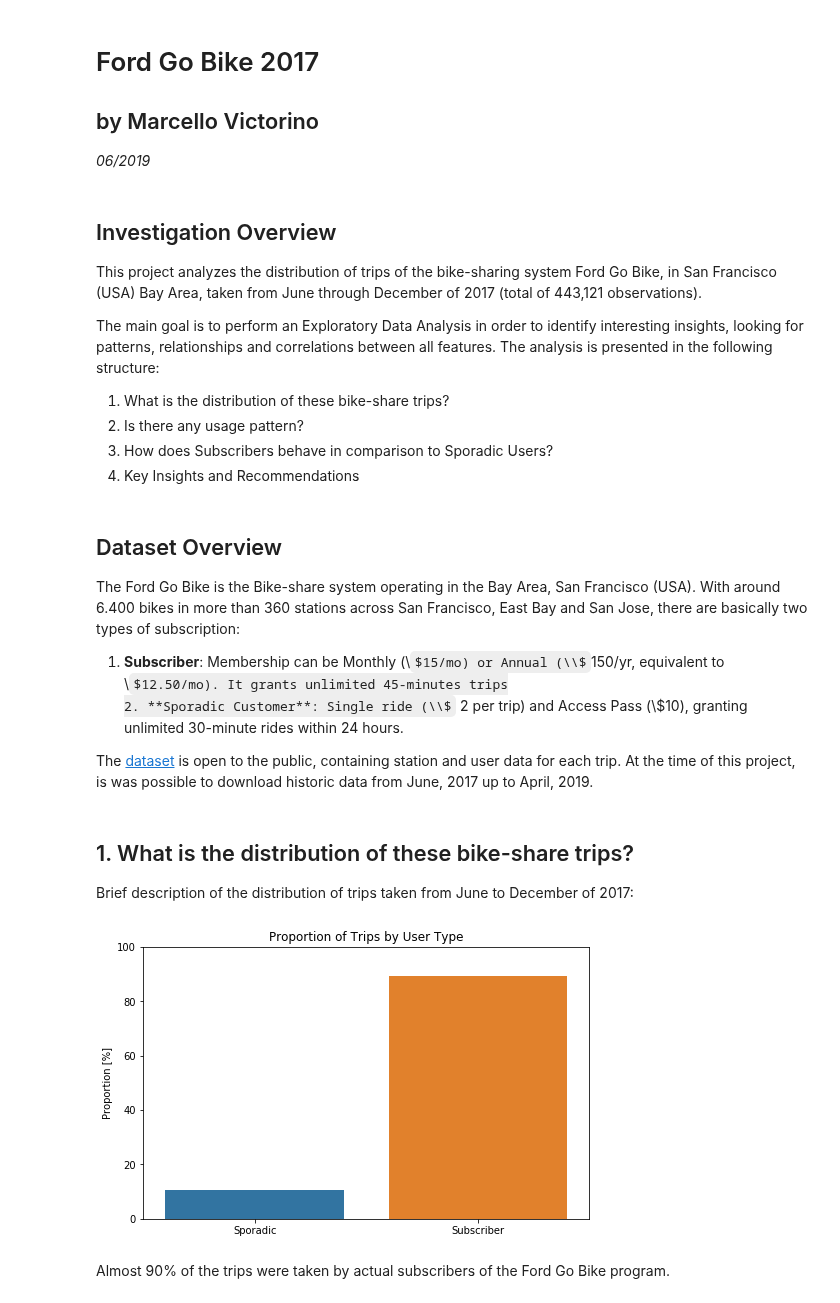
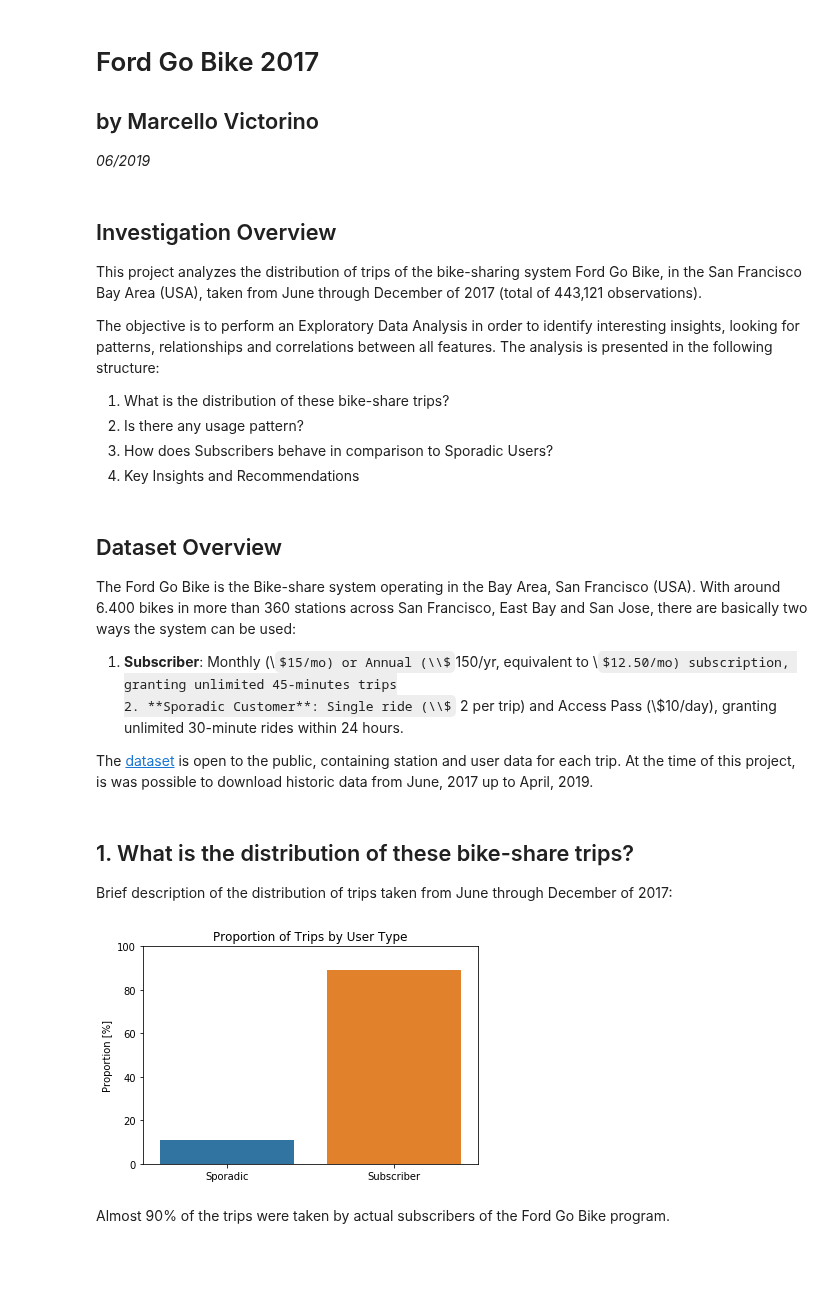
Before and after one commit to marcellovictorino/DAND_5_DataViz, a Jupyter notebook: 2_Project_ FordGoBike/2_Presentation.ipynb, the cells around one changed output. Cells and saved outputs as stored; diff of their text form; code cells hidden in the pictures; some formulas as TeX source; blank space fills up the shorter version.

```diff
--- a/2_Project_ FordGoBike/2_Presentation.ipynb
+++ b/2_Project_ FordGoBike/2_Presentation.ipynb
@@ -5,9 +5,9 @@
 # %% [markdown]
 ## Investigation Overview
 
-This project analyzes the distribution of trips of the bike-sharing system Ford Go Bike, in San Francisco (USA) Bay Area, taken from June through December of 2017 (total of 443,121 observations).
+This project analyzes the distribution of trips of the bike-sharing system Ford Go Bike, in the San Francisco Bay Area (USA), taken from June through December of 2017 (total of 443,121 observations).
 
-The main goal is to perform an Exploratory Data Analysis in order to identify interesting insights, looking for patterns, relationships and correlations between all features.
+The objective is to perform an Exploratory Data Analysis in order to identify interesting insights, looking for patterns, relationships and correlations between all features.
 The analysis is presented in the following structure:
 1. What is the distribution of these bike-share trips?
 2. Is there any usage pattern?
@@ -16,10 +16,10 @@ The analysis is presented in the following structure:
 # %% [markdown]
 ## Dataset Overview
 
-The Ford Go Bike is the Bike-share system operating in the Bay Area, San Francisco (USA). With around 6.400 bikes in more than 360 stations across San Francisco, East Bay and San Jose, there are basically two types of subscription:
+The Ford Go Bike is the Bike-share system operating in the Bay Area, San Francisco (USA). With around 6.400 bikes in more than 360 stations across San Francisco, East Bay and San Jose, there are basically two ways the system can be used:
 
-1. **Subscriber**: Membership can be Monthly (\\$15/mo) or Annual (\\$150/yr, equivalent to \\$12.50/mo). It grants unlimited 45-minutes trips
-2. **Sporadic Customer**: Single ride (\\$2 per trip) and Access Pass (\\$10), granting unlimited 30-minute rides within 24 hours.
+1. **Subscriber**: Monthly (\\$15/mo) or Annual (\\$150/yr, equivalent to \\$12.50/mo) subscription, granting unlimited 45-minutes trips
+2. **Sporadic Customer**: Single ride (\\$2 per trip) and Access Pass (\\$10/day), granting unlimited 30-minute rides within 24 hours.
 
 The [dataset](<https://www.fordgobike.com/system-data>) is open to the public, containing station and user data for each trip. At the time of this project, is was possible to download historic data from June, 2017 up to April, 2019.
 # %%
@@ -41,17 +41,16 @@ df['weekend'] = np.where(df.weekday >= 5,1,0)
 # %% [markdown]
 ## 1. What is the distribution of these bike-share trips?
 
-Brief description of the distribution of trips taken from June to December of 2017:
+Brief description of the distribution of trips taken from June through December of 2017:
 # %%
-plt.figure(figsize=(8,5))
 g = df.subscriber.value_counts(normalize=True)
 sns.barplot(x=g.keys(), y=g.values*100)
 plt.ylim(0,100)
 plt.title(f'Proportion of Trips by User Type')
 plt.xticks([0,1], ['Sporadic', 'Subscriber'])
 plt.ylabel('Proportion [%]');
 # %% [output]
-[figure, old version]
+[figure, new version]
 # %% [markdown]
 Almost 90% of the trips were taken by actual subscribers of the Ford Go Bike program.
 # %%
```
Also changed, not shown: parts of 7 cells of this notebook.
